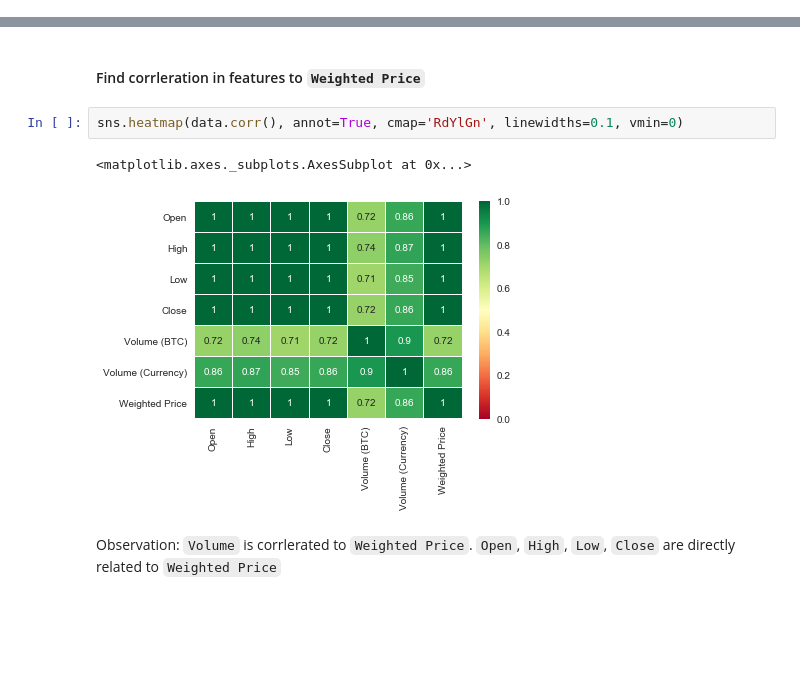
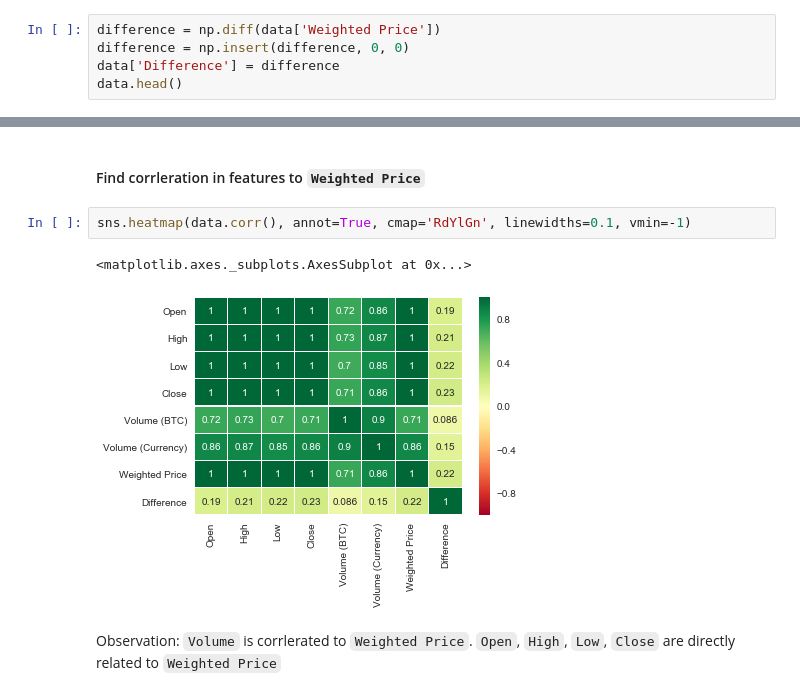
Before and after one commit to Akanta21/GA_DAT5, a Jupyter notebook: LSTM Bitcoin.ipynb, the cells around one changed output, grey strips where cells are left out. Drawn from its saved outputs; the diff is of its cells as text; blank space fills up the shorter version.

```diff
--- a/LSTM Bitcoin.ipynb
+++ b/LSTM Bitcoin.ipynb
@@ -220,0 +237,5 @@ py.iplot([predict_chart, actual_chart])
+# %%
+difference = np.diff(data['Weighted Price'])
+difference = np.insert(difference, 0, 0)
+data['Difference'] = difference
+data.head()
@@ -221,10 +256,10 @@ py.iplot([predict_chart, actual_chart])
 # %% [markdown]
 #### Find corrleration in features to `Weighted Price`
 # %%
-sns.heatmap(data.corr(), annot=True, cmap='RdYlGn', linewidths=0.1, vmin=0)
+sns.heatmap(data.corr(), annot=True, cmap='RdYlGn', linewidths=0.1, vmin=-1)
 # %% [output]
 <matplotlib.axes._subplots.AxesSubplot at 0x...>
-[figure, old version]
+[figure, new version]
 # %% [markdown]
 Observation: `Volume` is corrlerated to `Weighted Price`.
 `Open`, `High`, `Low`, `Close` are directly related to `Weighted Price`
```
Also changed, not shown: parts of 36 cells of this notebook, 3 other files.
